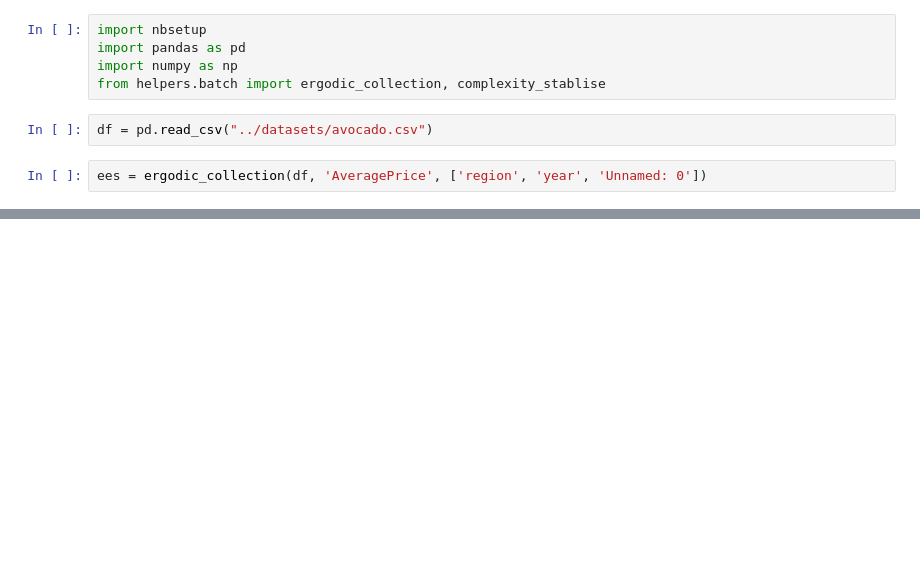
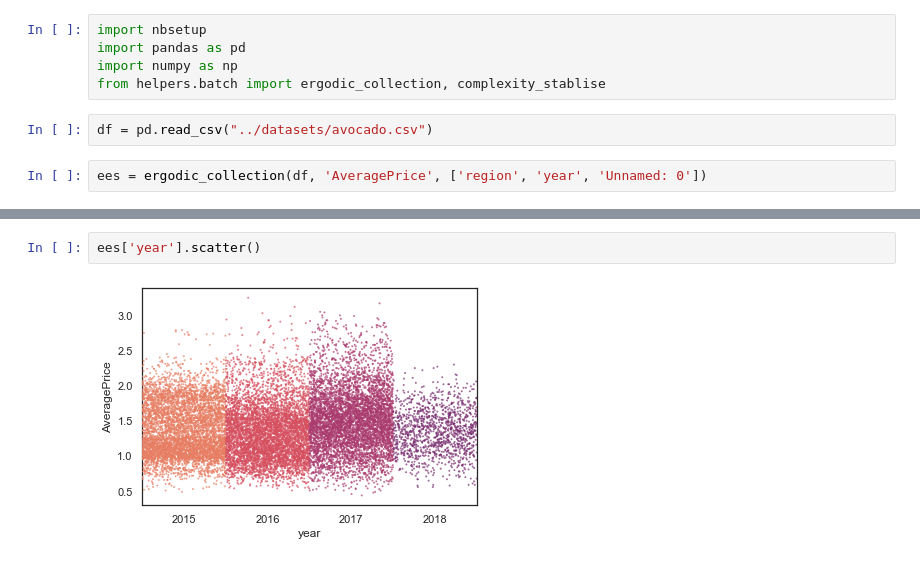
Before and after one commit to timjdavey/incoherence, a Jupyter notebook: notebooks/Analysis Avocado data.ipynb, the cells around one changed output, grey strips where cells are left out. Drawn from its saved outputs; the diff is of its cells as text; blank space fills up the shorter version.

```diff
--- a/notebooks/Analysis Avocado data.ipynb
+++ b/notebooks/Analysis Avocado data.ipynb
@@ -18,3 +42,7 @@ for e in ees:
+# %%
+ees['year'].scatter()
+# %% [output]
+[figure, added]
 # %%
 complexities = complexity_stablise(range(5, 100, 5), True, df, 'AveragePrice', ['region', 'year', 'Unnamed: 0'])
 # %% [output]
```
Also changed, not shown: parts of 5 cells of this notebook, 17 other files.
